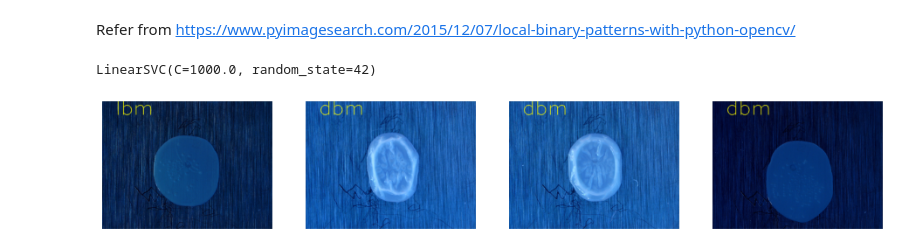
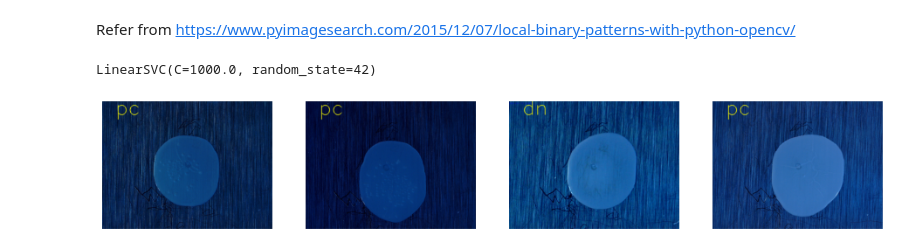
Before and after one commit to liubruce/milk_cls, a Jupyter notebook: notebooks/1.0-bl-initial-data-lbp.ipynb, the cells around one changed output. Saved outputs shown, nothing was run; the diff lists cells and outputs as text; code cells hidden in the pictures.

```diff
--- a/notebooks/1.0-bl-initial-data-lbp.ipynb
+++ b/notebooks/1.0-bl-initial-data-lbp.ipynb
@@ -55,30 +55,31 @@ LinearSVC(C=1000.0, random_state=42)
 # %%
 from matplotlib import pyplot as plt
 
 # loop over the testing images
 nrows = 4
 ncols = 4
 fig = plt.gcf()
 fig.set_size_inches(ncols * 4, nrows * 4)
 i = 0
+test_path = '../data/raw/pc'
 for imagePath in paths.list_images(test_path):
 	# load the image, convert it to grayscale, describe it,
 	# and classify it
 	image = cv2.imread(imagePath)
 	gray = cv2.cvtColor(image, cv2.COLOR_BGR2GRAY)
 	hist = desc.describe(gray)
 	prediction = model.predict(hist.reshape(1, -1))
 
 	# display the image and the prediction
 	cv2.putText(image, prediction[0], (100, 100), cv2.FONT_HERSHEY_SIMPLEX,5.0, (255, 255, 0), 3)
 # 	cv2.imshow("Image", image)
     #Show the image with matplotlib
 
 
 	sp = plt.subplot(nrows, ncols, i + 1)
 	sp.axis('Off')
 	i = i + 1
 	plt.imshow(image)
 plt.show()
 # %% [output]
-[figure, old version]
+[figure, new version]
```
Also changed, not shown: parts of 2 cells of this notebook, 3 other files.
